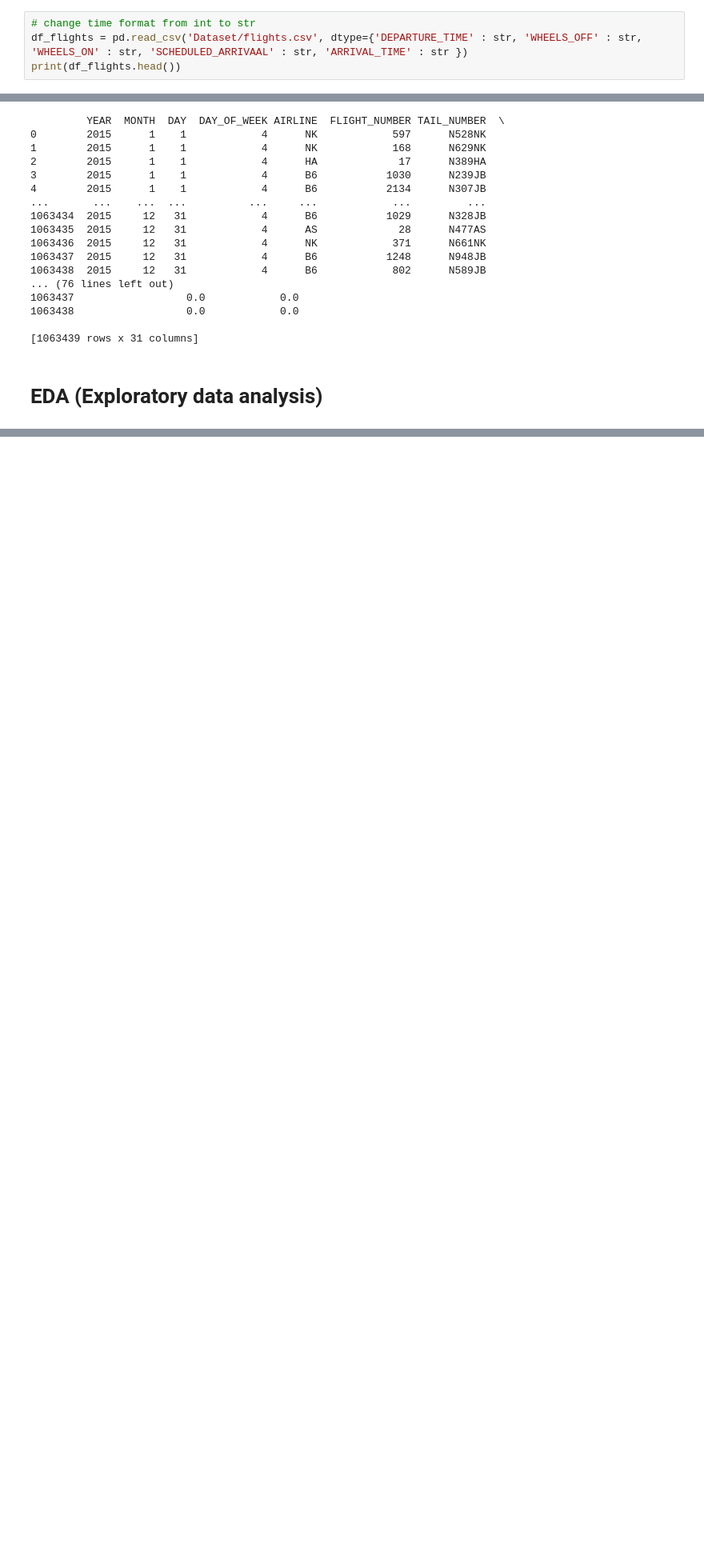
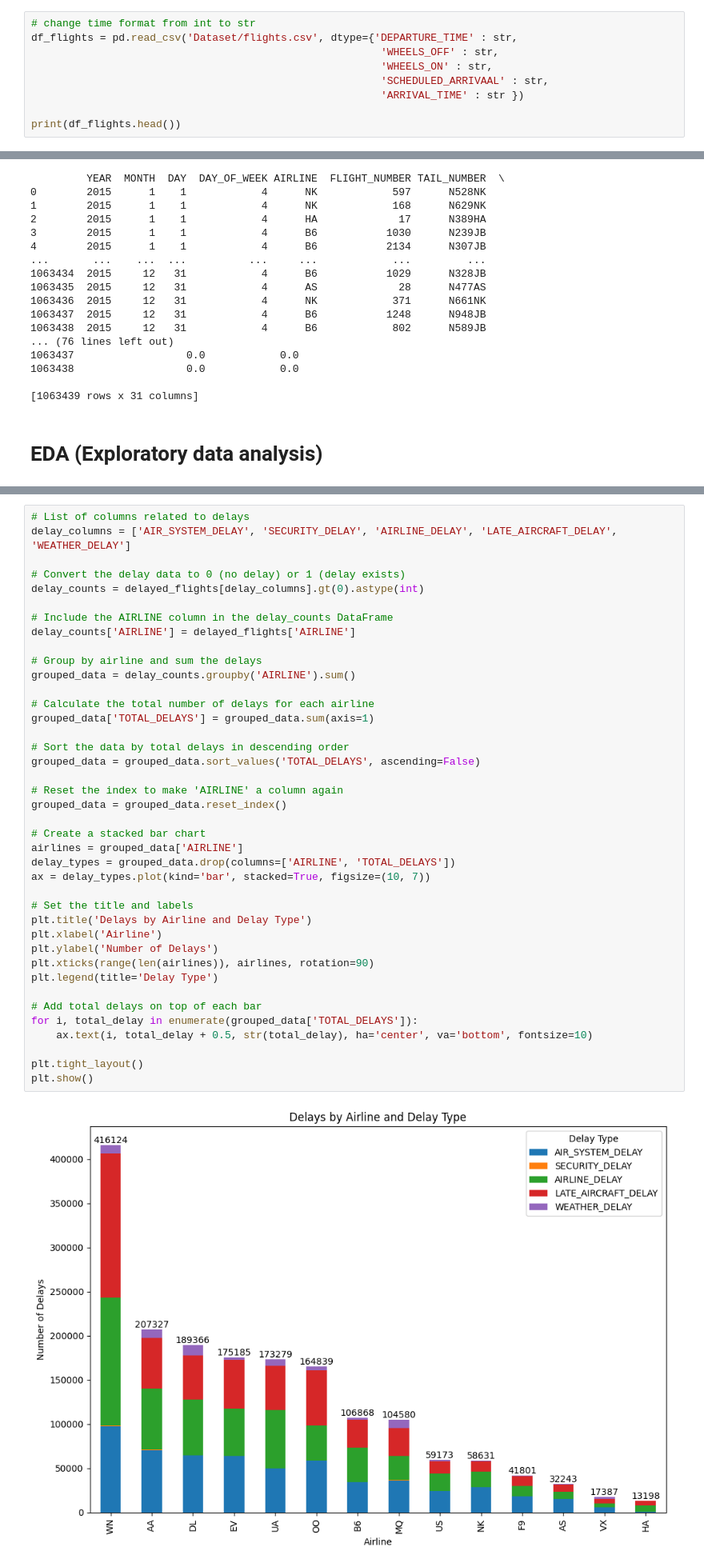
Before and after one commit to GuyPrach/2015-Flight-Delays-and-Cancellations-Analysis, a Jupyter notebook: main.ipynb, the cells around one changed output, grey strips where cells are left out. Shown at 80% size. Saved outputs shown, nothing was run; the diff lists cells and outputs as text; blank space fills up the shorter version.

Commit message:
EDA : bar chart, scatter plot, and line chart

```diff
--- a/main.ipynb
+++ b/main.ipynb
@@ -105,7 +106,12 @@ pd.read_csv('Dataset/flights.csv').head(40)
 # Clean Data
 # %%
 # change time format from int to str
-df_flights = pd.read_csv('Dataset/flights.csv', dtype={'DEPARTURE_TIME' : str, 'WHEELS_OFF' : str, 'WHEELS_ON' : str, 'SCHEDULED_ARRIVAAL' : str, 'ARRIVAL_TIME' : str })
+df_flights = pd.read_csv('Dataset/flights.csv', dtype={'DEPARTURE_TIME' : str,
+                                                        'WHEELS_OFF' : str,
+                                                        'WHEELS_ON' : str,
+                                                        'SCHEDULED_ARRIVAAL' : str,
+                                                        'ARRIVAL_TIME' : str })
+
 print(df_flights.head())
 # %% [output]
    YEAR  MONTH  DAY  DAY_OF_WEEK AIRLINE  FLIGHT_NUMBER TAIL_NUMBER  \
@@ -219,0 +230,42 @@ plt.show()
+# %%
+# List of columns related to delays
+delay_columns = ['AIR_SYSTEM_DELAY', 'SECURITY_DELAY', 'AIRLINE_DELAY', 'LATE_AIRCRAFT_DELAY', 'WEATHER_DELAY']
+
+# Convert the delay data to 0 (no delay) or 1 (delay exists)
+delay_counts = delayed_flights[delay_columns].gt(0).astype(int)
+
+# Include the AIRLINE column in the delay_counts DataFrame
+delay_counts['AIRLINE'] = delayed_flights['AIRLINE']
+
+# Group by airline and sum the delays
+grouped_data = delay_counts.groupby('AIRLINE').sum()
+
+# Calculate the total number of delays for each airline
+grouped_data['TOTAL_DELAYS'] = grouped_data.sum(axis=1)
+
+# Sort the data by total delays in descending order
+grouped_data = grouped_data.sort_values('TOTAL_DELAYS', ascending=False)
+
+# Reset the index to make 'AIRLINE' a column again
+grouped_data = grouped_data.reset_index()
+
+# Create a stacked bar chart
+airlines = grouped_data['AIRLINE']
+delay_types = grouped_data.drop(columns=['AIRLINE', 'TOTAL_DELAYS'])
+ax = delay_types.plot(kind='bar', stacked=True, figsize=(10, 7))
+
+# Set the title and labels
+plt.title('Delays by Airline and Delay Type')
+plt.xlabel('Airline')
+plt.ylabel('Number of Delays')
+plt.xticks(range(len(airlines)), airlines, rotation=90)
+plt.legend(title='Delay Type')
+
+# Add total delays on top of each bar
+for i, total_delay in enumerate(grouped_data['TOTAL_DELAYS']):
+    ax.text(i, total_delay + 0.5, str(total_delay), ha='center', va='bottom', fontsize=10)
+
+plt.tight_layout()
+plt.show()
+# %% [output]
+[figure, added]
```
Also changed, not shown: parts of 9 cells of this notebook.
